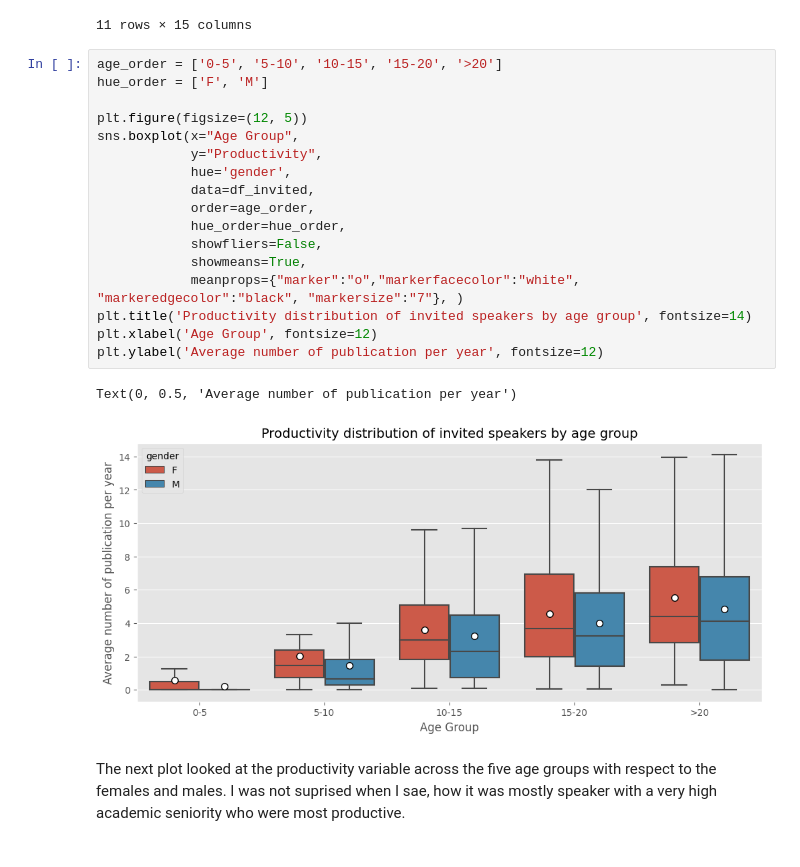
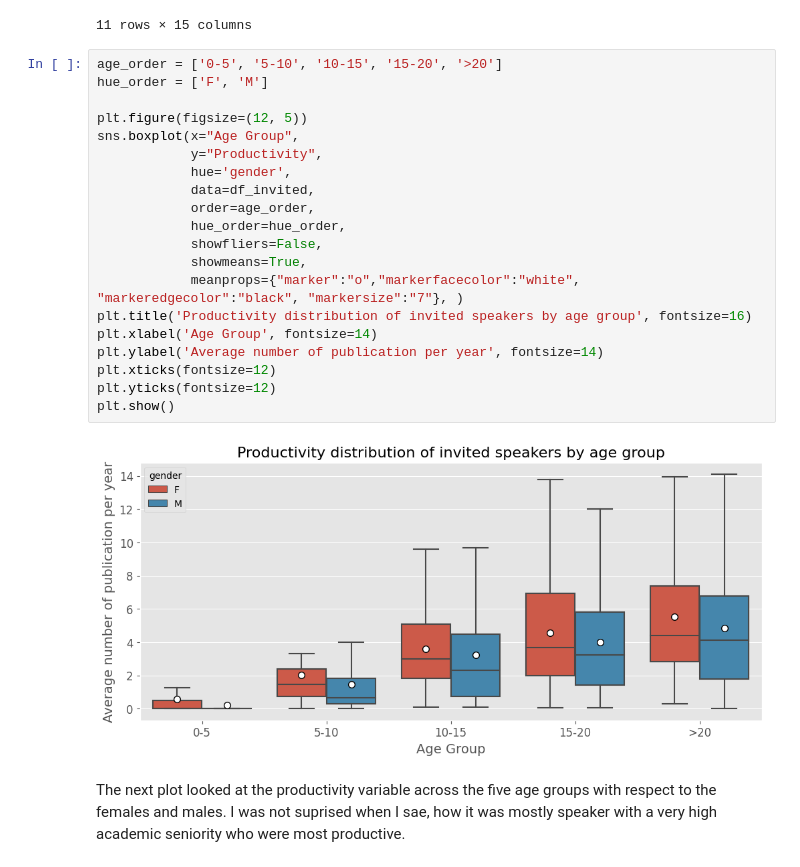
Before and after one commit to mariespedersen/Thesis_github, a Jupyter notebook: Descriptive_Analysis.ipynb, the cells around one changed output. Drawn from its saved outputs; the diff is of its cells as text.

```diff
--- a/Descriptive_Analysis.ipynb
+++ b/Descriptive_Analysis.ipynb
@@ -525,23 +494,25 @@ df_invited[(df_invited['Paper Count'] != 0) & (df_invited['Age Group'] == "0-5")
 # %%
 age_order = ['0-5', '5-10', '10-15', '15-20', '>20']
 hue_order = ['F', 'M']
 
 plt.figure(figsize=(12, 5))
 sns.boxplot(x="Age Group",
             y="Productivity",
             hue='gender',
             data=df_invited,
             order=age_order,
             hue_order=hue_order,
             showfliers=False,
             showmeans=True,
             meanprops={"marker":"o","markerfacecolor":"white", "markeredgecolor":"black", "markersize":"7"}, )
-plt.title('Productivity distribution of invited speakers by age group', fontsize=14)
-plt.xlabel('Age Group', fontsize=12)
-plt.ylabel('Average number of publication per year', fontsize=12)
+plt.title('Productivity distribution of invited speakers by age group', fontsize=16)
+plt.xlabel('Age Group', fontsize=14)
+plt.ylabel('Average number of publication per year', fontsize=14)
+plt.xticks(fontsize=12)
+plt.yticks(fontsize=12)
+plt.show()
 # %% [output]
-Text(0, 0.5, 'Average number of publication per year')
-[figure, old version]
+[figure, new version]
 # %% [markdown]
 The next plot looked at the productivity variable across the five age groups with respect to the females and males. I was not suprised when I sae, how it was mostly speaker with a very high academic seniority who were most productive.
 # %%
```
Also changed, not shown: parts of 5 cells of this notebook, 3 other files.
